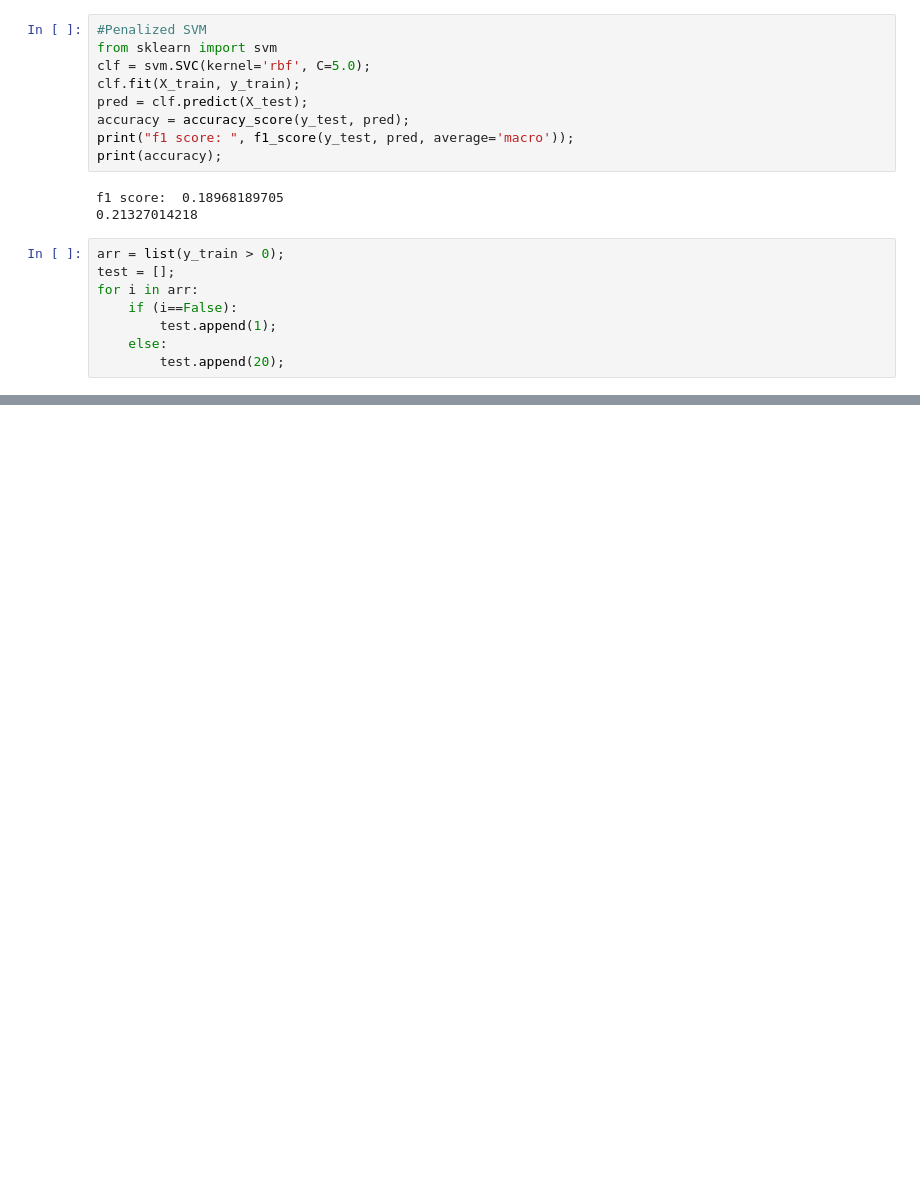
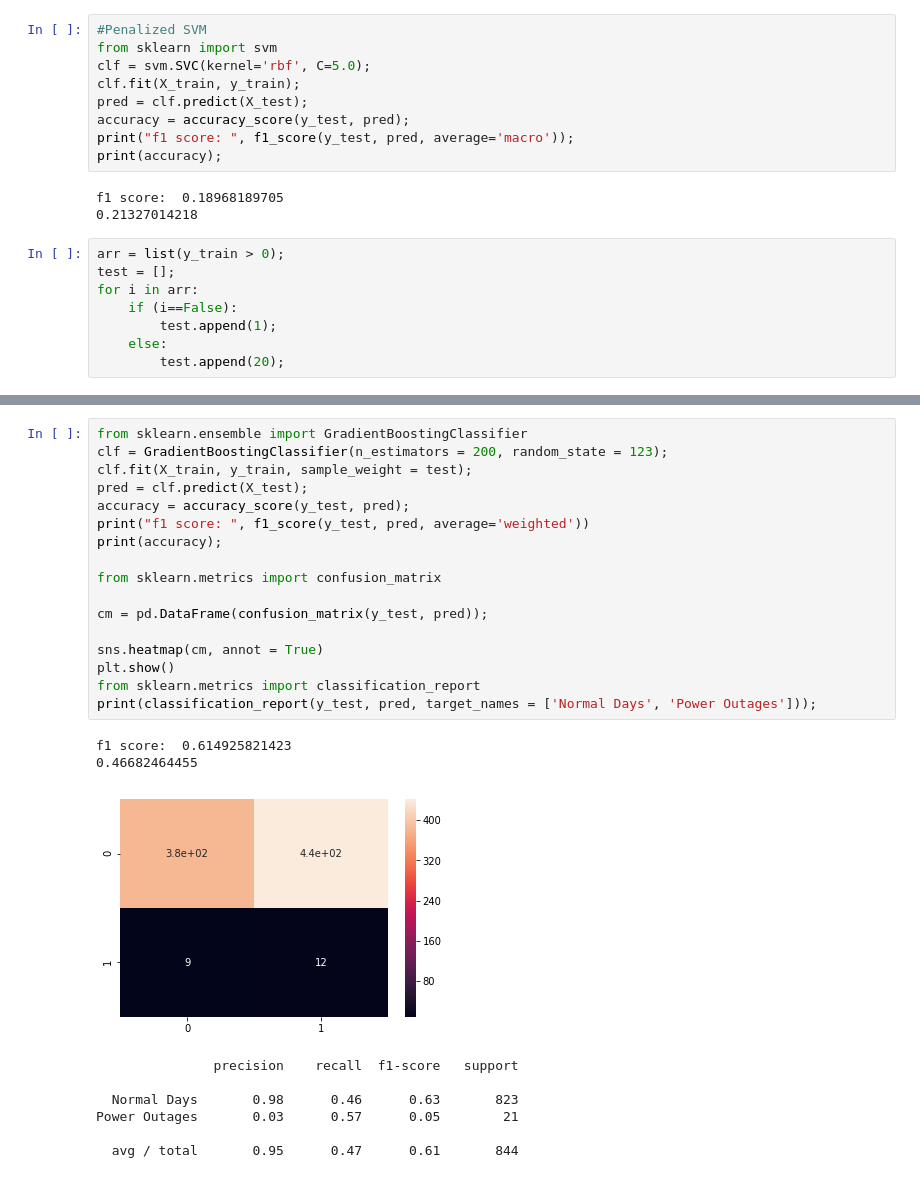
Before and after one commit to abhaysarda/powerCheck, a Jupyter notebook: Weather Data Analysis/Houston, TX/Houston Analysis.ipynb, the cells around one changed output, grey strips where cells are left out. Saved outputs shown, nothing was run; the diff lists cells and outputs as text; blank space fills up the shorter version.

```diff
--- a/Weather Data Analysis/Houston, TX/Houston Analysis.ipynb
+++ b/Weather Data Analysis/Houston, TX/Houston Analysis.ipynb
@@ -190,0 +191,27 @@ Power Outages       0.02      0.76      0.05        21
+# %%
+from sklearn.ensemble import GradientBoostingClassifier
+clf = GradientBoostingClassifier(n_estimators = 200, random_state = 123);
+clf.fit(X_train, y_train, sample_weight = test);
+pred = clf.predict(X_test);
+accuracy = accuracy_score(y_test, pred);
+print("f1 score: ", f1_score(y_test, pred, average='weighted'))
+print(accuracy);
+
+from sklearn.metrics import confusion_matrix
+
+cm = pd.DataFrame(confusion_matrix(y_test, pred));
+
+sns.heatmap(cm, annot = True)
+plt.show()
+from sklearn.metrics import classification_report
+print(classification_report(y_test, pred, target_names = ['Normal Days', 'Power Outages']));
+# %% [output]
+f1 score:  0.614925821423
+0.46682464455
+[figure, added]
+               precision    recall  f1-score   support
+
+  Normal Days       0.98      0.46      0.63       823
+Power Outages       0.03      0.57      0.05        21
+
+  avg / total       0.95      0.47      0.61       844
```
Also changed, not shown: parts of 11 cells of this notebook, 29 other files.
